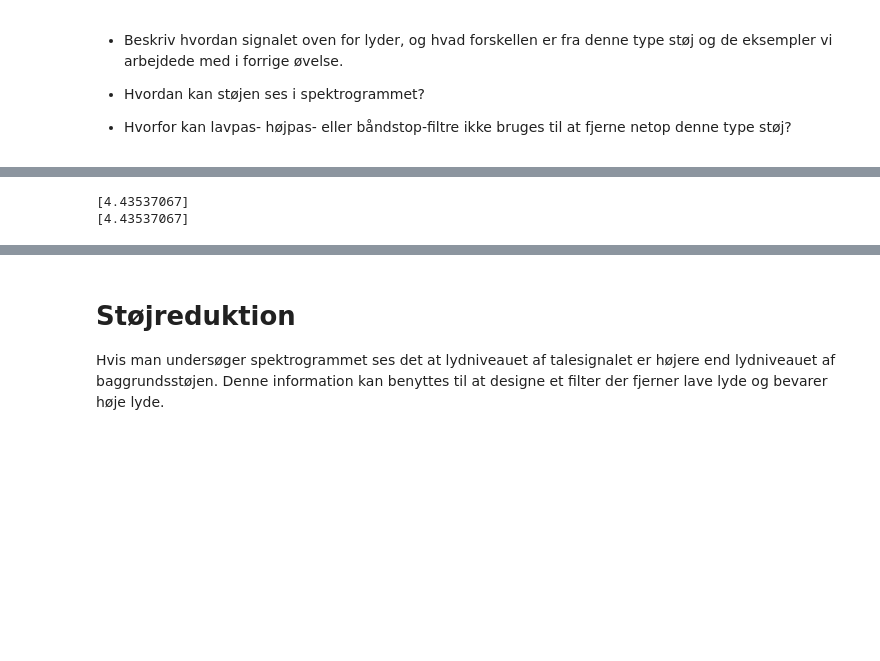
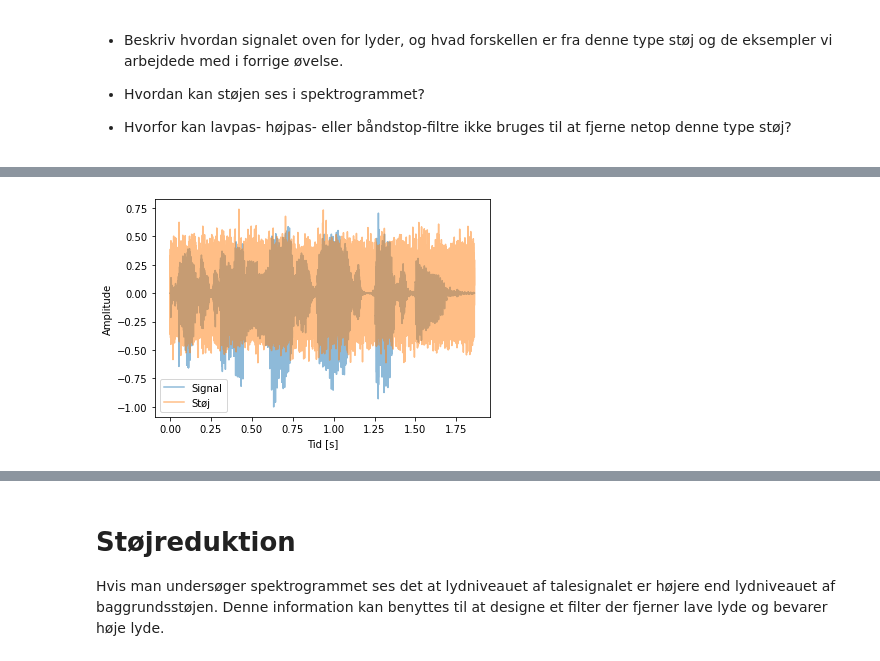
Before and after one commit to niels-overby/SRP-noisereduction, a Jupyter notebook: SRP_noisereduction.ipynb, the cells around one changed output, grey strips where cells are left out. Cells and saved outputs as stored; diff of their text form; code cells hidden in the pictures; blank space fills up the shorter version.

```diff
--- a/SRP_noisereduction.ipynb
+++ b/SRP_noisereduction.ipynb
@@ -145,17 +157,25 @@ hvor $A_s$ er RMS amplituden for signalet, og $A_n$ er RMS amplituden for støje
-# %%
-#* todo: Make a widget where they can play around with signal levels before they start working with thresholding. I would like for them to get a feeling and a mathematical understanding of the dB scale. They should begin with listening to signals at different levels and get a feeling for how much a difference in lets say 3dB, 6dB, 12dB and 24dB is.
-#  * Questions for them: Why use a logarithmic scale?
-
-#* todo: Next part should be SNR. Instead of listening to the same sound at different levels, they should listening to a speech signal in noise, where the SNR changes. They should be able to compute the SNR in dB given the energy of the speech and noise after this exercise.
-#  * Again: Why use a log scale for SNR?
-
-a = np.random.randn(1)*1000
-b = np.random.randn(1)*1000
-
-c = a**2/b**2
-print(c)
-
-print((a/b)**2)
-# %% [output]
-[4.43537067]
-[4.43537067]
+# %%
+#@title SNR widget {run : "auto"}
+#@markdown Prøv at ændre signal-støj forholdet ved brug af slideren.
+#@markdown * Ved hvilken SNRdB værdi begynder det at blive svært at forstå taleren?
+
+audioDir = '/content/SRP2021/Audio/'
+audioFiles = list(np.sort([f for f in os.listdir(audioDir) if f.endswith('.wav')]))
+
+x, fs = utils.getAudio(audioDir+audioFiles[-1])
+x = x/np.max(np.abs(x))
+SNRdB = 0 #@param {type:"slider",min:-24,max:24}
+xnoise = interferringNoise(x,fs,SNR=SNRdB)
+
+t = np.arange(len(x.T))/fs
+
+plt.plot(t,x.T,alpha=0.5,label='Signal')
+plt.plot(t,xnoise.T,alpha=0.5,label='Støj')
+plt.xlabel("Tid [s]")
+plt.ylabel("Amplitude")
+plt.legend()
+plt.show()
+
+display(utils.play(x+xnoise,fs))
+# %% [output]
+[figure, added]
```
Also changed, not shown: parts of 2 cells of this notebook.
